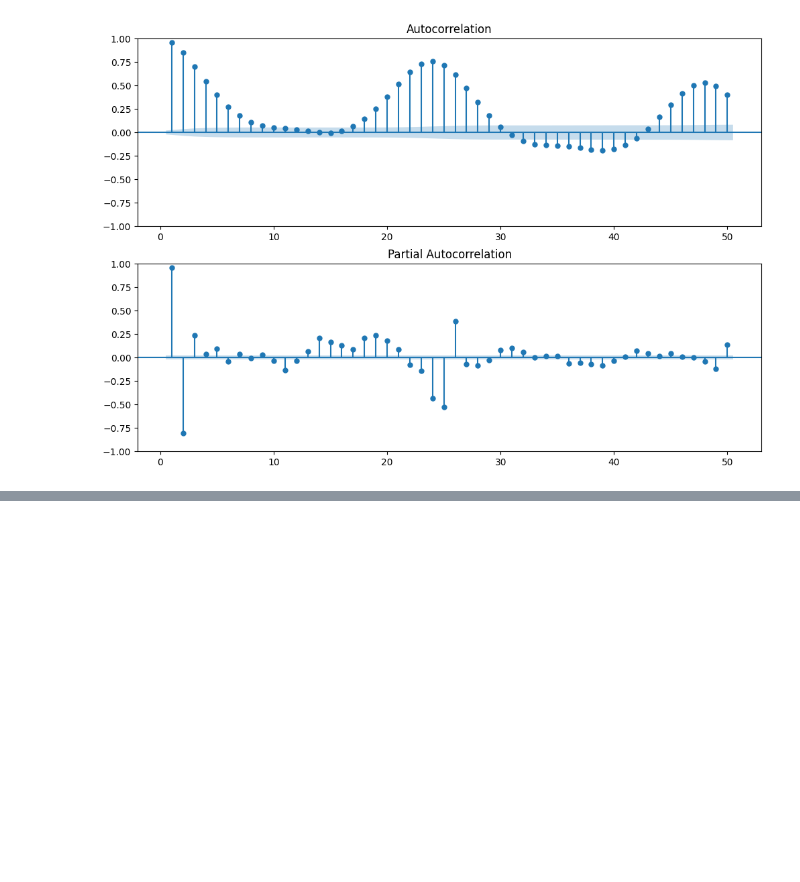
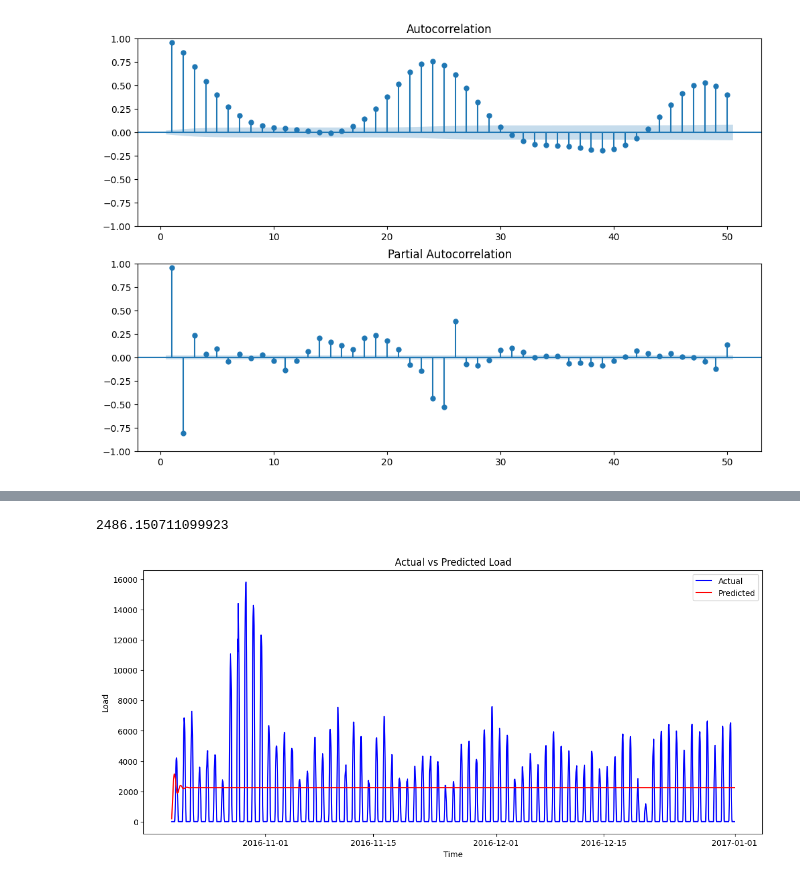
Before and after one commit to fsRakib/Energy-Demand-Forecasting, a Jupyter notebook: energy-demand-forecasting.ipynb, the cells around one changed output, grey strips where cells are left out. Cells and saved outputs as stored; diff of their text form; code cells hidden in the pictures; blank space fills up the shorter version.

```diff
--- a/energy-demand-forecasting.ipynb
+++ b/energy-demand-forecasting.ipynb
@@ -122,0 +193,29 @@ plt.show()
+# %%
+# Split the data into training and test sets
+train_size= int(len(data['IT_solar_generation'])*0.8)
+train, test = data['IT_solar_generation'][:train_size], data['IT_solar_generation'][train_size:]
+
+# build and fit ARIMA model
+model= ARIMA(train, order=(2,0,2))
+model_fit= model.fit()
+
+# make predictions on test set
+predictions= model_fit.predict(start=len(train), end=len(train)+len(test)-1)
+
+# calculate RMSE
+rmse= sqrt(mean_squared_error(test, predictions))
+rmse
+# %% [output]
+2486.150711099923
+# %%
+# Plot actual vs predicted values
+plt.figure(figsize=(14,6))
+plt.plot(data['utc_timestamp'][train_size:], test, label='Actual', color='blue')
+plt.plot(data['utc_timestamp'][train_size:], predictions, label='Predicted', color='red')
+plt.xlabel('Time')
+plt.ylabel('Load')
+plt.legend()
+plt.title('Actual vs Predicted Load')
+plt.show()
+# %% [output]
+[figure, added]
```
Also changed, not shown: parts of 7 cells of this notebook, 1 other file.
